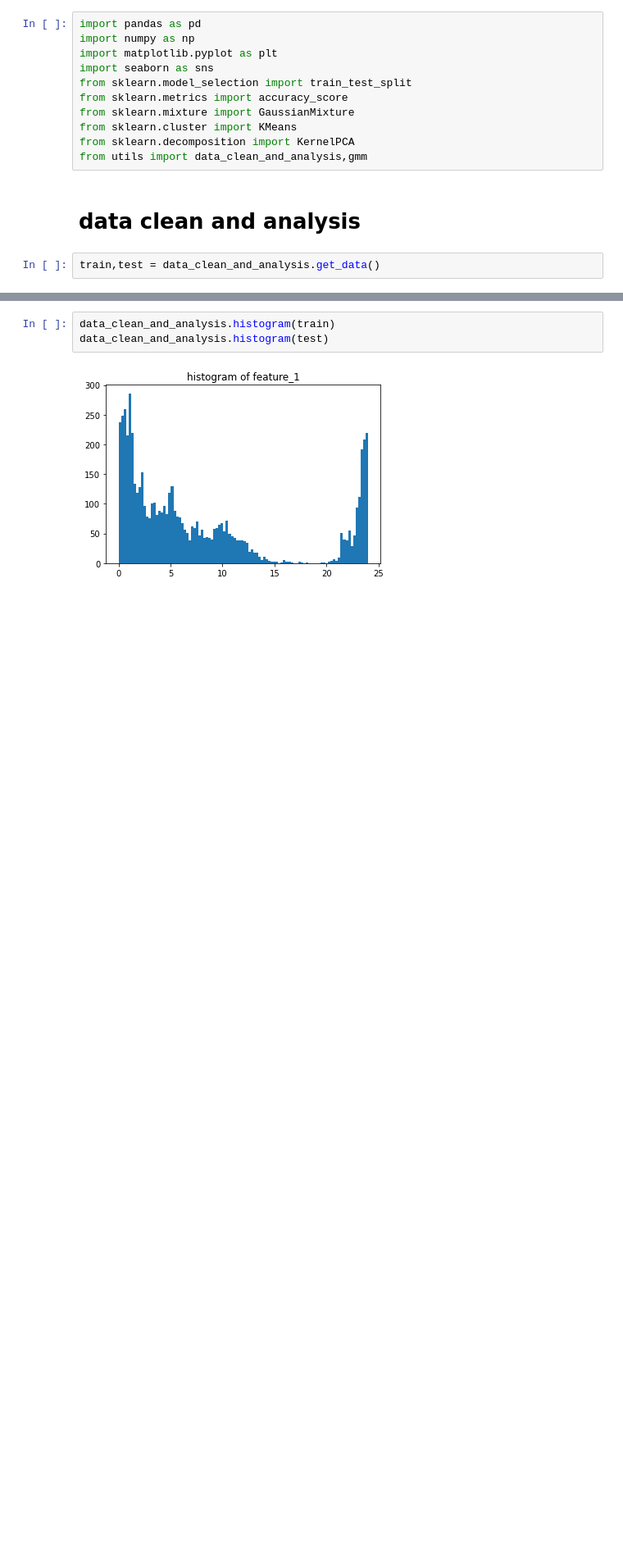
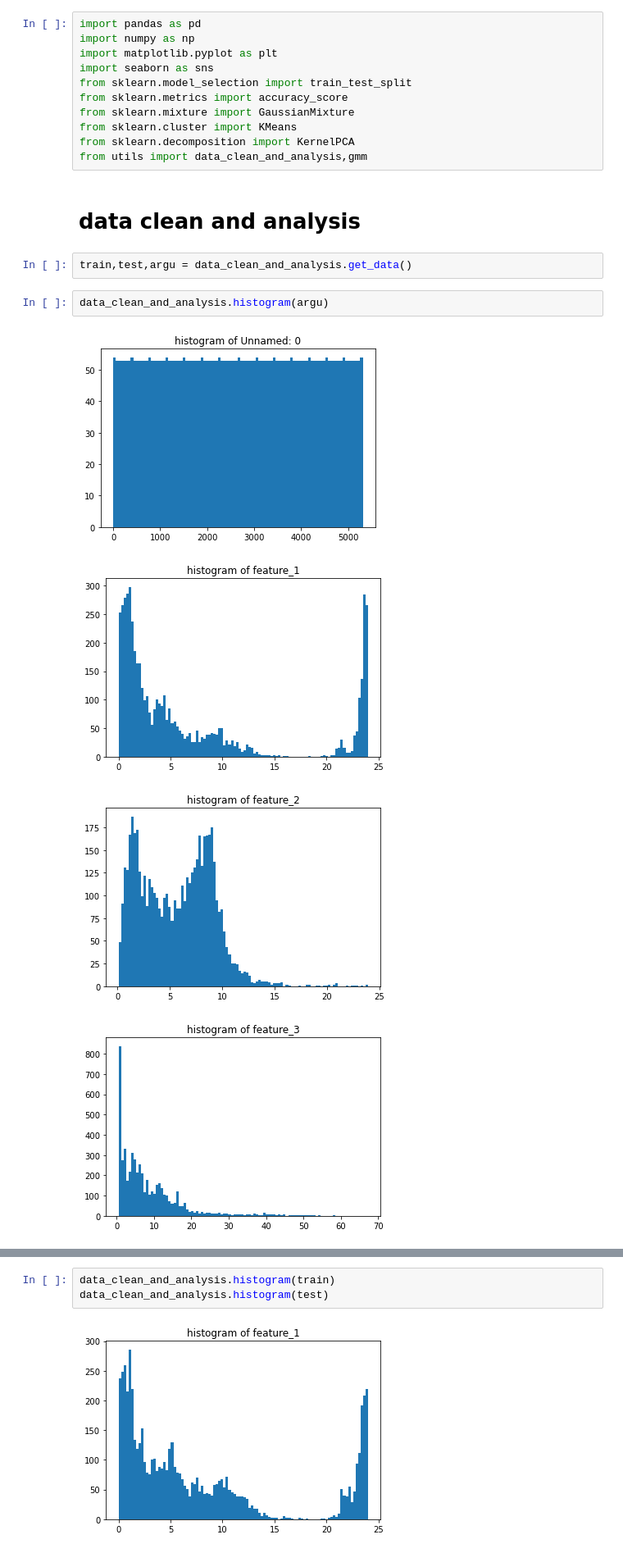
Before and after one commit to HuihanYang-Arya/cuhksz_dda4210_miniproject, a Jupyter notebook: pipeline.ipynb, the cells around one changed output, grey strips where cells are left out. Shown: that part at 82% size. Drawn from its saved outputs; the diff is of its cells as text; blank space fills up the shorter version.

```diff
--- a/pipeline.ipynb
+++ b/pipeline.ipynb
@@ -18,4 +15,11 @@ from utils import data_clean_and_analysis,gmm
 # %% [markdown]
 # data clean and analysis
 # %%
-train,test = data_clean_and_analysis.get_data()
+train,test,argu = data_clean_and_analysis.get_data()
+# %%
+data_clean_and_analysis.histogram(argu)
+# %% [output]
+[figure, added]
+[figure, added]
+[figure, added]
+[figure, added]
```
Also changed, not shown: parts of 6 cells of this notebook, 13 other files.
